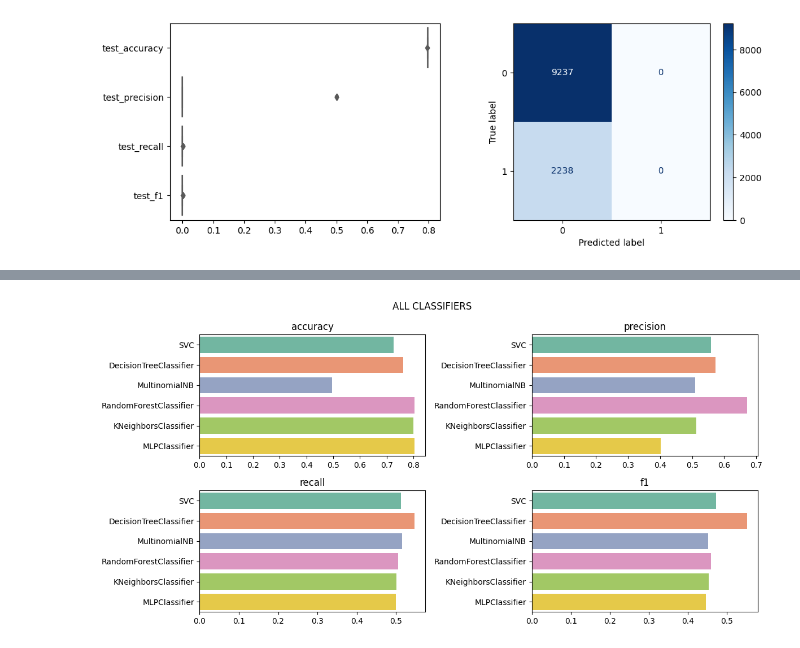
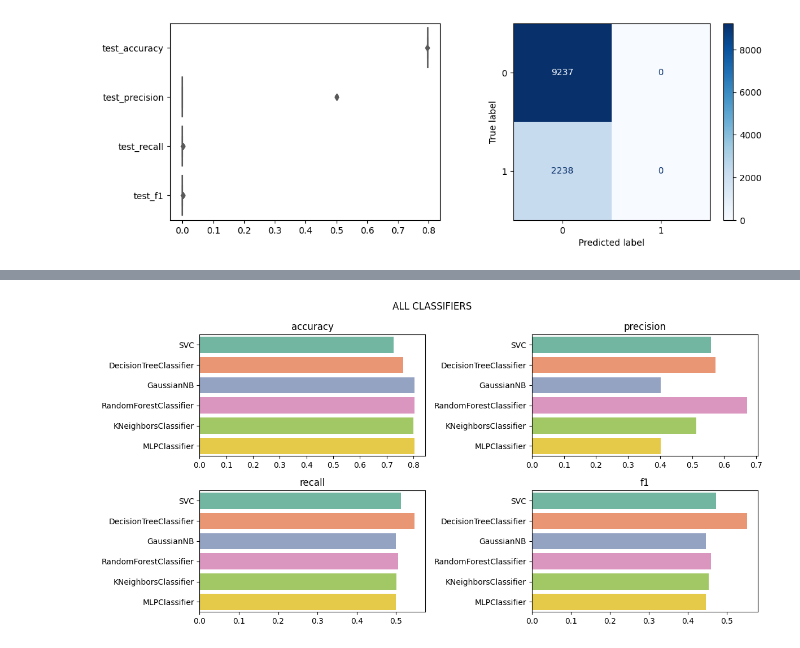
Before and after one commit to anhphuong012/ML_GiuaKi, a Jupyter notebook: GK_ML.ipynb, the cells around one changed output, grey strips where cells are left out. Saved outputs shown, nothing was run; the diff lists cells and outputs as text; code cells hidden in the pictures.

```diff
--- a/GK_ML.ipynb
+++ b/GK_ML.ipynb
@@ -350,7 +350,7 @@ B. Final Validation on Test Set
  0.804967   0.402484     0.5 0.445973
 [figure]
 # %%
-clf_names = ['SVC', 'DecisionTreeClassifier', 'MultinomialNB',
+clf_names = ['SVC', 'DecisionTreeClassifier', 'GaussianNB',
             'RandomForestClassifier', 'KNeighborsClassifier','MLPClassifier']
 score_names = ['test_accuracy', 'test_precision', 'test_recall', 'test_f1']
 
@@ -373,21 +373,21 @@ build_plots('ALL CLASSIFIERS')
 # %%
-clf_names = ['SVC', 'DecisionTreeClassifier', 'MultinomialNB',
+clf_names = ['SVC', 'DecisionTreeClassifier', 'GaussianNB',
             'RandomForestClassifier', 'KNeighborsClassifier','MLPClassifier']
 score_names = ['accuracy', 'precision', 'recall', 'f1']
 
 def build_plots(title):
     model_cv_scores = {clf_name: pd.read_csv('data/{}_final_scores.csv'.format(clf_name)) for clf_name in clf_names}
 
     fig, axs = plt.subplots(2,2, figsize=(12,6))
 
     for score_name, ax in zip(score_names, axs.flat):
         score_data = pd.DataFrame({clf_name: model_cv_scores[clf_name][score_name] for clf_name in clf_names})
         sns.barplot(data=score_data, orient="h", palette="Set2", ax=ax)
         ax.set_title(score_name)
 
     fig.suptitle(title)
     plt.tight_layout()
 
 build_plots('ALL CLASSIFIERS')
 # %% [output]
-[figure, old version]
+[figure, new version]
```
Also changed, not shown: parts of 3 cells of this notebook.
